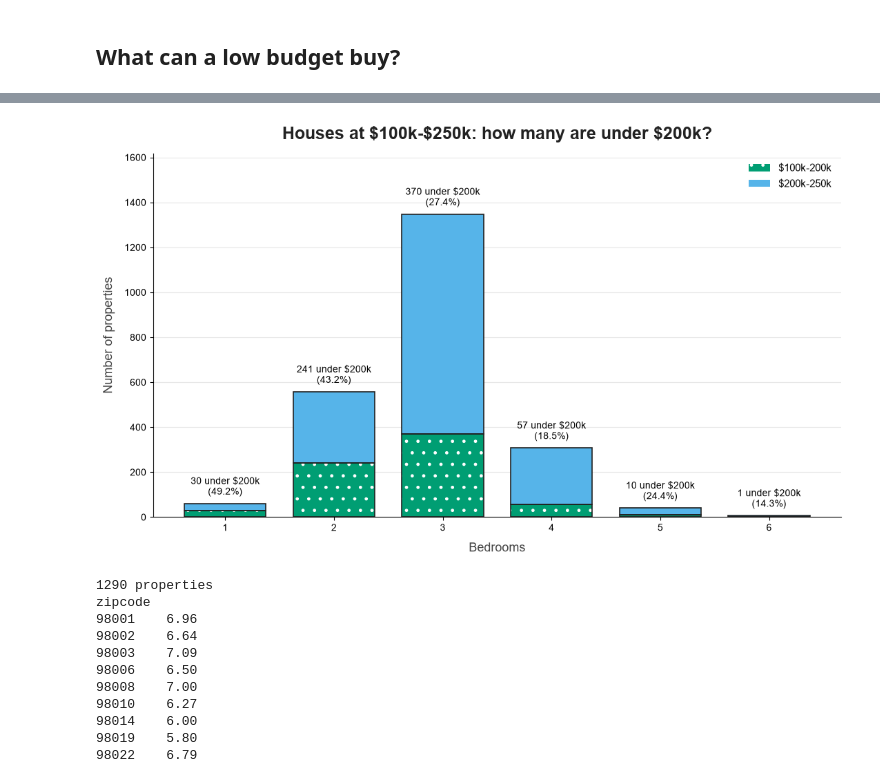
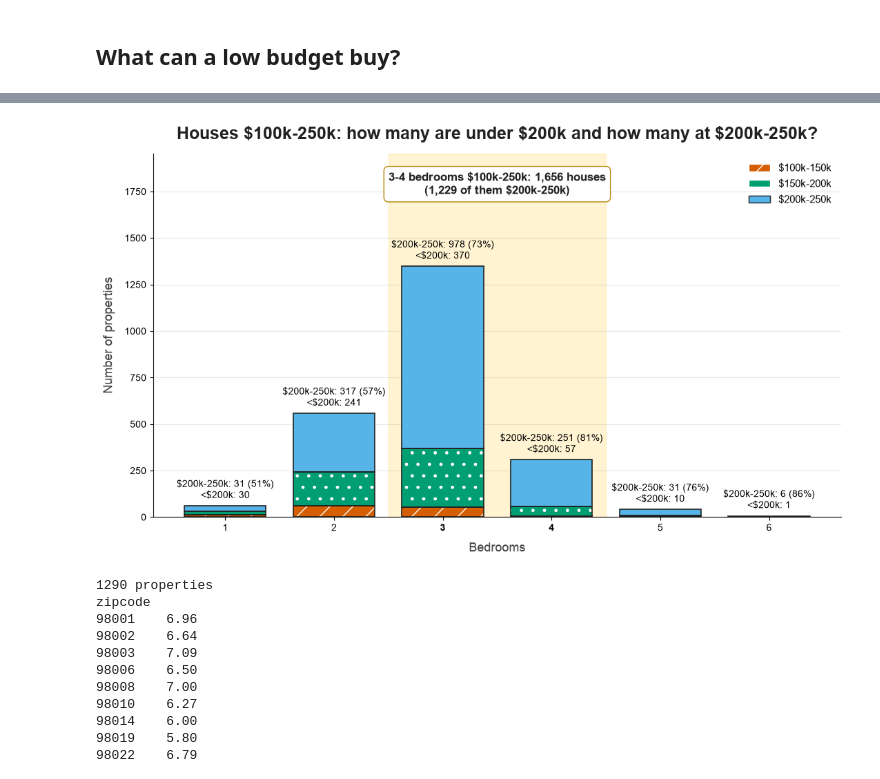
Before and after one commit to Prndxt/eda_project, a Jupyter notebook: 04_eda.ipynb, the cells around one changed output, grey strips where cells are left out. Saved outputs shown, nothing was run; the diff lists cells and outputs as text; code cells hidden in the pictures.

```diff
--- a/04_eda.ipynb
+++ b/04_eda.ipynb
@@ -28,7 +28,7 @@ plt.rcParams["font.family"] = "Arial"
 plt.rcParams["hatch.linewidth"] = 1.0
 
 # Price segments
-bins = [0, 100_000, 250_000, 500_000, 750_000, 1_000_000, 2_000_000, float("inf")]
+bins = [0, 100_000, 250_001, 500_000, 750_000, 1_000_000, 2_000_000, float("inf")]
 labels = ["<100k", "100k-250k", "250k-500k", "500k-750k", "750k-1M", "1M-2M", ">2M"]
 df_unique = df_house.sort_values("date").drop_duplicates(subset="id", keep="last").copy()
 df_unique["price_range"] = pd.cut(df_unique["price"], bins=bins, labels=labels, right=False)
@@ -200,48 +202,88 @@ Total              709        1614   2323
 # %%
-bands = (budget.groupby(["bed_group", "price_band"], observed=False).size()
+# all houses from $100k up to $250k
+upto250 = df_unique[(df_unique["price"] >= 100_000) & (df_unique["price"] <= 250_000)].copy()
+upto250["bed_group"] = upto250["bedrooms"].clip(upper=7).astype(int)   # 7 = "7+"
+upto250["price_band"] = pd.cut(upto250["price"], bins=[100_000, 150_000, 200_000, 250_001],
+                               labels=["$100k-150k", "$150k-200k", "$200k-250k"], right=False)
+
+bands = (upto250.groupby(["bed_group", "price_band"], observed=False).size()
          .unstack(fill_value=0))
 x = [f"{b}+" if b == 7 else str(b) for b in bands.index]
 total = bands.sum(axis=1)
 
+b1 = bands["$100k-150k"]
+b2 = bands["$150k-200k"]
+b3 = bands["$200k-250k"]
+
 fig, ax = plt.subplots(figsize=(11, 6.5))
 
-# bottom: $100k-200k (green, white dots)
-low = ax.bar(x, bands["$100k-200k"], color="#009E73", width=0.75, linewidth=0,
-             label="$100k-200k")
-for bar in low:
+# bottom: $100k-150k (orange-red, white lines)
+p1 = ax.bar(x, b1, color="#D55E00", width=0.75, linewidth=0)
+for bar in p1:
+    bar.set_hatch("/")
+    bar.set_edgecolor("white")
+
+# middle: $150k-200k (green, white dots)
+p2 = ax.bar(x, b2, bottom=b1, color="#009E73", width=0.75, linewidth=0)
+for bar in p2:
     bar.set_hatch(".")
     bar.set_edgecolor("white")
 
 # top: $200k-250k (sky blue)
-ax.bar(x, bands["$200k-250k"], bottom=bands["$100k-200k"], color="#56B4E9",
-       width=0.75, linewidth=0, label="$200k-250k")
+ax.bar(x, b3, bottom=b1 + b2, color="#56B4E9", width=0.75, linewidth=0)
 
-# dark outlines on both parts
-ax.bar(x, bands["$100k-200k"], fill=False, edgecolor="#222222", linewidth=1.2, width=0.75)
-ax.bar(x, bands["$200k-250k"], bottom=bands["$100k-200k"], fill=False,
-       edgecolor="#222222", linewidth=1.2, width=0.75)
+# dark outlines on all three parts
+ax.bar(x, b1, fill=False, edgecolor="#222222", linewidth=1.2, width=0.75)
+ax.bar(x, b2, bottom=b1, fill=False, edgecolor="#222222", linewidth=1.2, width=0.75)
+ax.bar(x, b3, bottom=b1 + b2, fill=False, edgecolor="#222222", linewidth=1.2, width=0.75)
 
-# label: houses under $200k and their share
-for i, (n_low, t) in enumerate(zip(bands["$100k-200k"], total)):
-    pct = n_low / t * 100 if t else 0
-    ax.text(i, t + total.max() * 0.02, f"{n_low:,} under $200k\n({pct:.1f}%)",
+# --- highlight 3-4 bedrooms ---
+pos = {b: i for i, b in enumerate(bands.index)}      # bedroom number -> bar position
+left, right = pos[3] - 0.5, pos[4] + 0.5
+ax.axvspan(left, right, color="#FFE699", alpha=0.45, zorder=0)
+
+# bold tick labels for 3 and 4
+for lbl in ax.get_xticklabels():
+    if lbl.get_text() in ("3", "4"):
+        lbl.set_fontweight("bold")
+
+# number of 3-4 bedroom options in budget
+n_34 = int(bands.loc[[3, 4]].sum().sum())
+n_34_top = int(bands.loc[[3, 4], "$200k-250k"].sum())
+ax.text((left + right) / 2, total.max() * 1.38,
+        f"3-4 bedrooms $100k-250k: {n_34:,} houses\n({n_34_top:,} of them $200k-250k)",
+        ha="center", va="top", fontsize=12, fontweight="bold", color="#222222",
+        bbox=dict(boxstyle="round,pad=0.4", facecolor="white", edgecolor="#B8860B"))
+
+# label on top of each bar: houses under $200k and houses at $200k-250k
+for i, (n1, n2, n3, t) in enumerate(zip(b1, b2, b3, total)):
+    under200 = n1 + n2
+    pct = n3 / t * 100 if t else 0
+    ax.text(i, t + total.max() * 0.02,
+            f"$200k-250k: {n3:,} ({pct:.0f}%)\n<$200k: {under200:,}",
             ha="center", va="bottom", fontsize=10)
 
-ax.set_title("Houses at $100k-$250k: how many are under $200k?",
+ax.set_title("Houses $100k-250k: how many are under $200k and how many at $200k-250k?",
              fontsize=18, fontweight="bold", color="#222222", pad=15)
 ax.set_xlabel("Bedrooms", fontsize=13, color="#444444", labelpad=10)
 ax.set_ylabel("Number of properties", fontsize=13, color="#444444", labelpad=10)
-ax.set_ylim(0, total.max() * 1.2)
+ax.set_ylim(0, total.max() * 1.45)
 ax.grid(axis="y", alpha=0.3)
 ax.set_axisbelow(True)
 for side in ["top", "right"]:
     ax.spines[side].set_visible(False)
-ax.legend(loc="upper right", frameon=False, fontsize=11)
+
+legend_items = [
+    Patch(facecolor="#D55E00", edgecolor="white", hatch="/", label="$100k-150k"),
+    Patch(facecolor="#009E73", edgecolor="white", hatch=".", label="$150k-200k"),
+    Patch(facecolor="#56B4E9", edgecolor="#222222", label="$200k-250k"),
+]
+ax.legend(handles=legend_items, loc="upper right", frameon=False, fontsize=11)
 
 plt.tight_layout()
 plt.show()
 # %% [output]
-[figure, old version]
+[figure, new version]
 # %%
 
 # 1. Filter: price between 100k and 250k, at least 5 bedrooms
```
Also changed, not shown: parts of 3 cells of this notebook.
